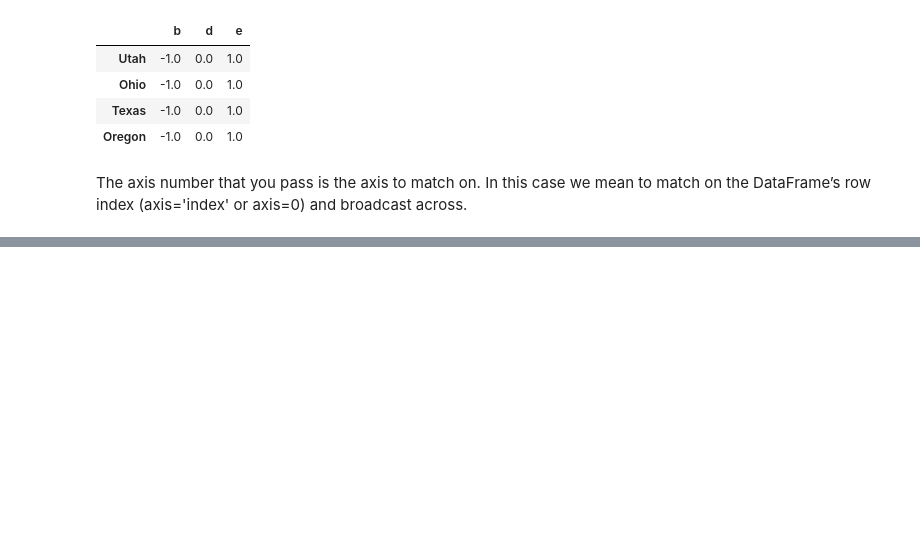
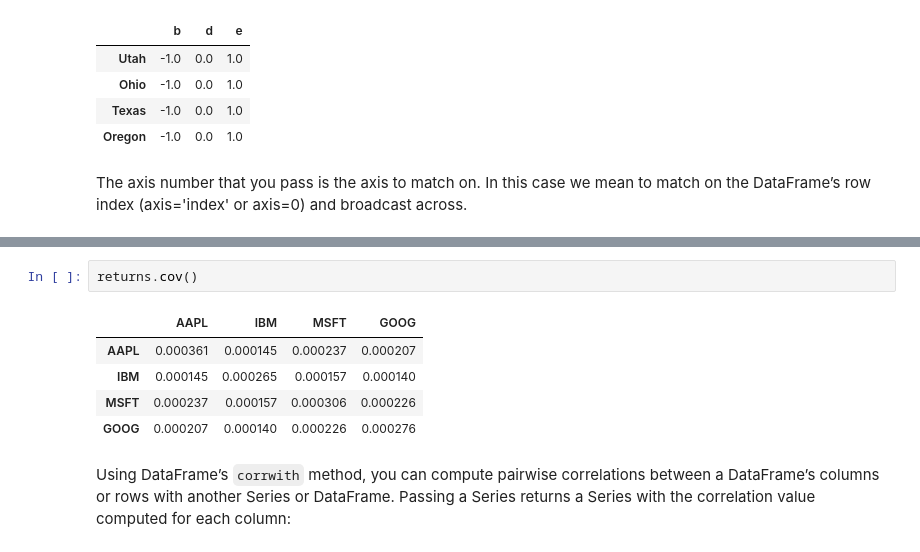
Before and after one commit to frapima/PED, a Jupyter notebook: unit2/4. Acceso y modificación de datos (Pandas).ipynb, the cells around one changed output, grey strips where cells are left out. Saved outputs shown, nothing was run; the diff lists cells and outputs as text; blank space fills up the shorter version.

```diff
--- a/unit2/4. Acceso y modificación de datos (Pandas).ipynb
+++ b/unit2/4. Acceso y modificación de datos (Pandas).ipynb
@@ -706,0 +1245,10 @@ The axis number that you pass is the axis to match on. In this case we mean to m
+# %%
+returns.cov()
+# %% [output]
+|  | AAPL | IBM | MSFT | GOOG |
+| AAPL | 0.000361 | 0.000145 | 0.000237 | 0.000207 |
+| IBM | 0.000145 | 0.000265 | 0.000157 | 0.000140 |
+| MSFT | 0.000237 | 0.000157 | 0.000306 | 0.000226 |
+| GOOG | 0.000207 | 0.000140 | 0.000226 | 0.000276 |
+# %% [markdown]
+Using DataFrame’s `corrwith` method, you can compute pairwise correlations between a DataFrame’s columns or rows with another Series or DataFrame. Passing a Series returns a Series with the correlation value computed for each column:
```
Also changed, not shown: parts of 115 cells of this notebook.
